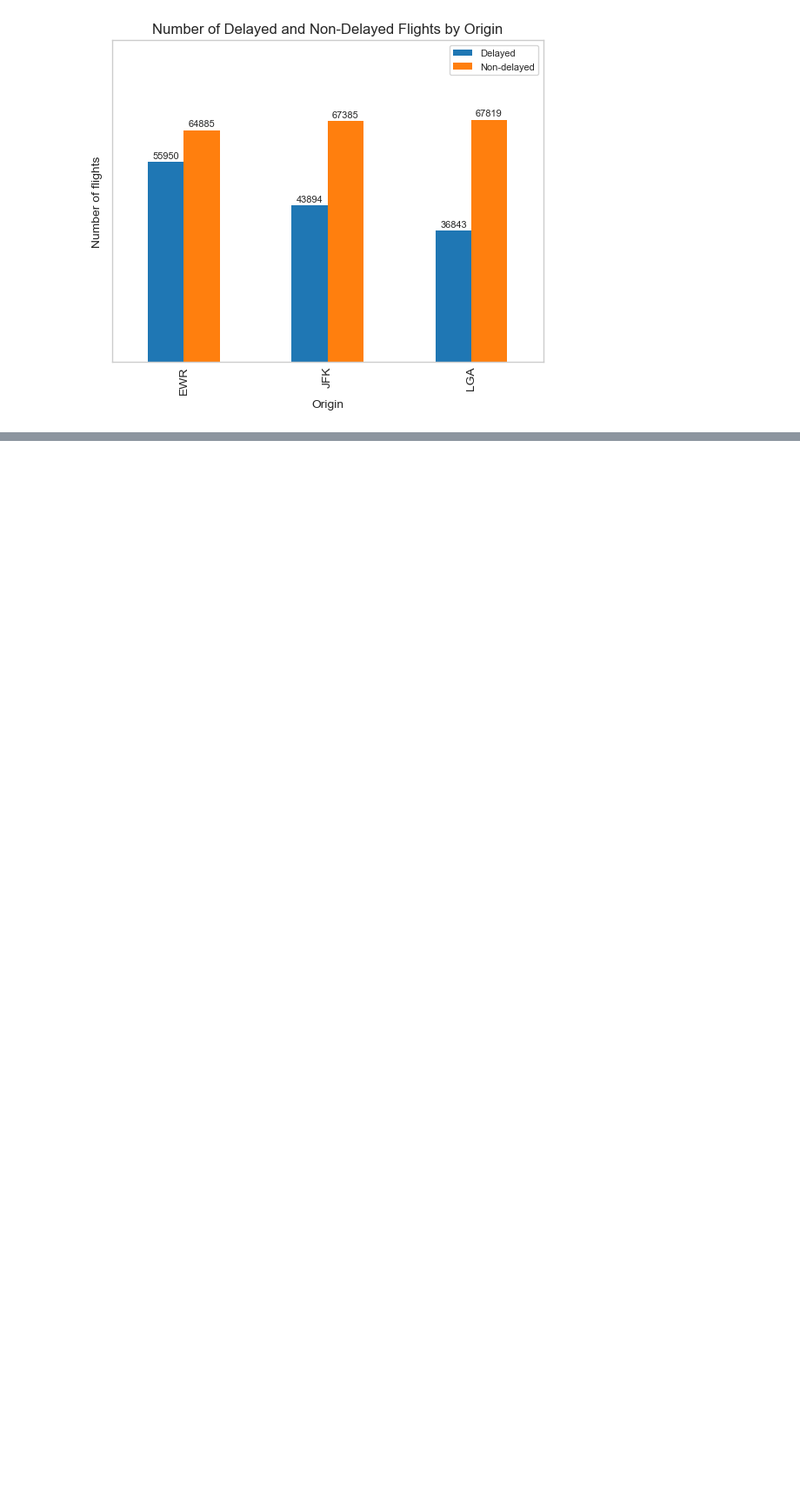
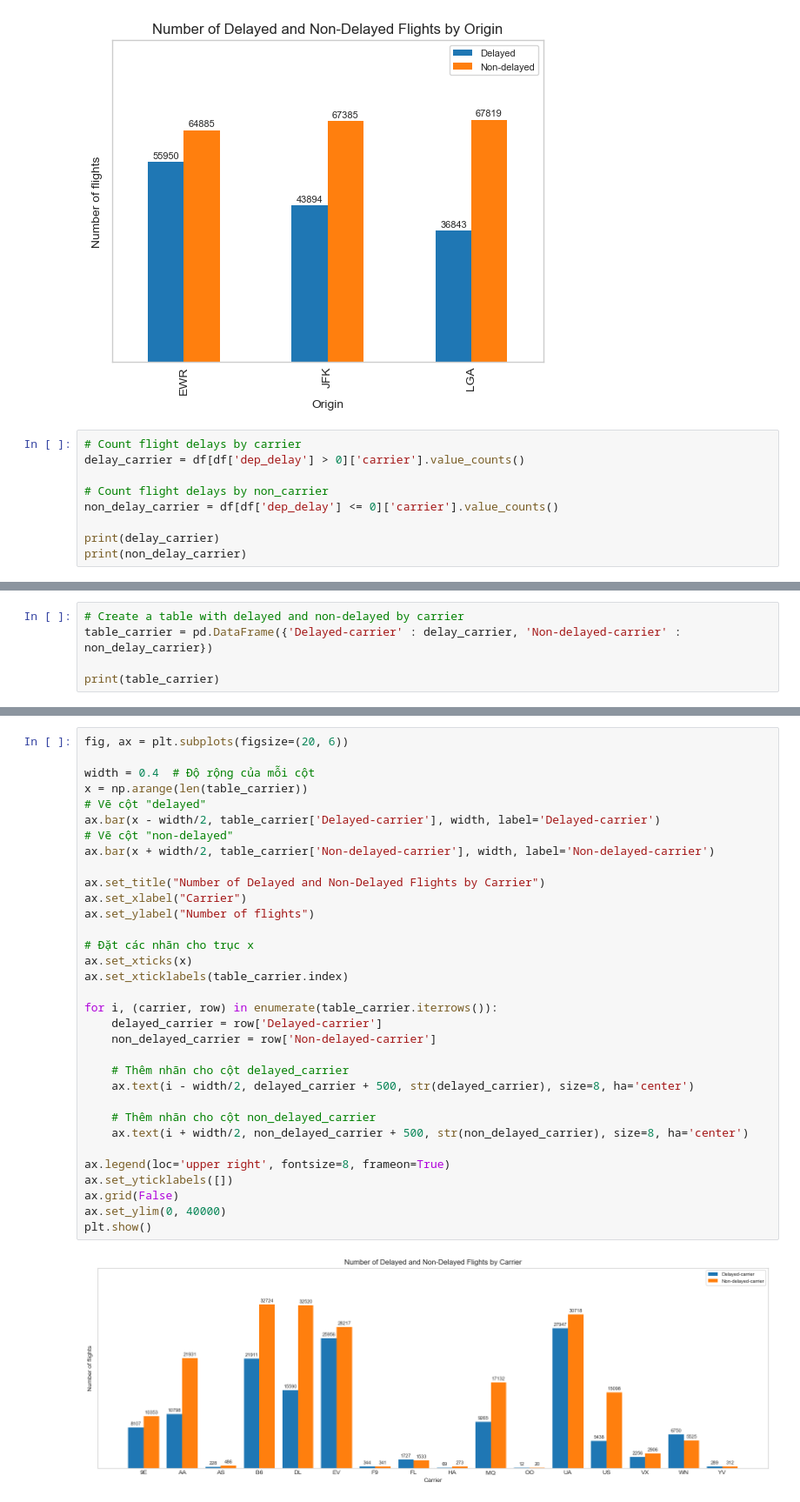
Before and after one commit to NoTimeToDie-debug/DA12-Tuan7-NguyenCatDat, a Jupyter notebook: DA12-Tuan_7-Nguyen_Cat_Dat.ipynb, the cells around one changed output, grey strips where cells are left out. Shown: that part at 87% size. Cells and saved outputs as stored; diff of their text form; blank space fills up the shorter version.

```diff
--- a/DA12-Tuan_7-Nguyen_Cat_Dat.ipynb
+++ b/DA12-Tuan_7-Nguyen_Cat_Dat.ipynb
@@ -130,3 +131,12 @@ ax.set_ylim(0, 90000)
 plt.show()
 # %% [output]
 [figure]
+# %%
+# Count flight delays by carrier
+delay_carrier = df[df['dep_delay'] > 0]['carrier'].value_counts()
+
+# Count flight delays by non_carrier
+non_delay_carrier = df[df['dep_delay'] <= 0]['carrier'].value_counts()
+
+print(delay_carrier)
+print(non_delay_carrier)
@@ -132,0 +161,5 @@ plt.show()
+# %%
+# Create a table with delayed and non-delayed by carrier
+table_carrier = pd.DataFrame({'Delayed-carrier' : delay_carrier, 'Non-delayed-carrier' :  non_delay_carrier})
+
+print(table_carrier)
@@ -132,0 +185,35 @@ plt.show()
+# %%
+fig, ax = plt.subplots(figsize=(20, 6))
+
+width = 0.4  # Độ rộng của mỗi cột
+x = np.arange(len(table_carrier))
+# Vẽ cột "delayed"
+ax.bar(x - width/2, table_carrier['Delayed-carrier'], width, label='Delayed-carrier')
+# Vẽ cột "non-delayed"
+ax.bar(x + width/2, table_carrier['Non-delayed-carrier'], width, label='Non-delayed-carrier')
+
+ax.set_title("Number of Delayed and Non-Delayed Flights by Carrier")
+ax.set_xlabel("Carrier")
+ax.set_ylabel("Number of flights")
+
+# Đặt các nhãn cho trục x
+ax.set_xticks(x)
+ax.set_xticklabels(table_carrier.index)
+
+for i, (carrier, row) in enumerate(table_carrier.iterrows()):
+    delayed_carrier = row['Delayed-carrier']
+    non_delayed_carrier = row['Non-delayed-carrier']
+
+    # Thêm nhãn cho cột delayed_carrier
+    ax.text(i - width/2, delayed_carrier + 500, str(delayed_carrier), size=8, ha='center')
+
+    # Thêm nhãn cho cột non_delayed_carrier
+    ax.text(i + width/2, non_delayed_carrier + 500, str(non_delayed_carrier), size=8, ha='center')
+
+ax.legend(loc='upper right', fontsize=8, frameon=True)
+ax.set_yticklabels([])
+ax.grid(False)
+ax.set_ylim(0, 40000)
+plt.show()
+# %% [output]
+[figure, added]
```
Also changed, not shown: parts of 3 cells of this notebook.
